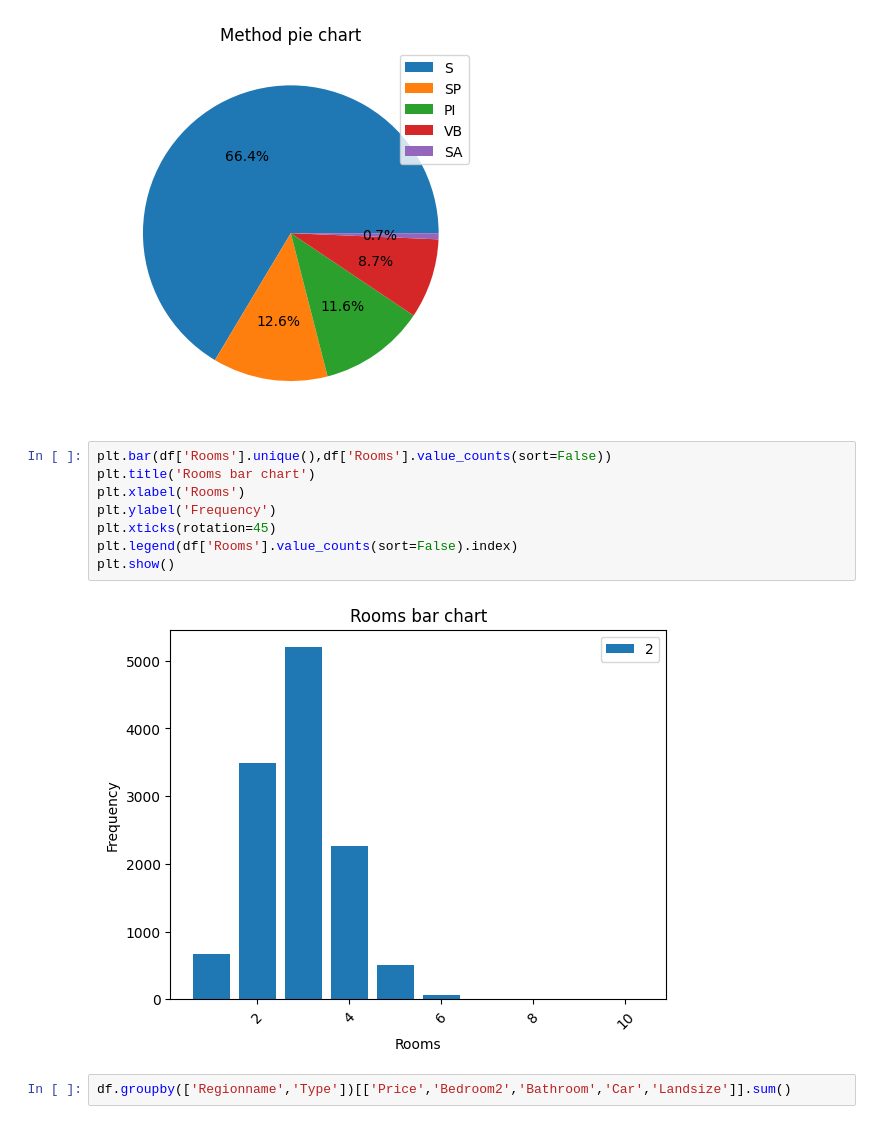
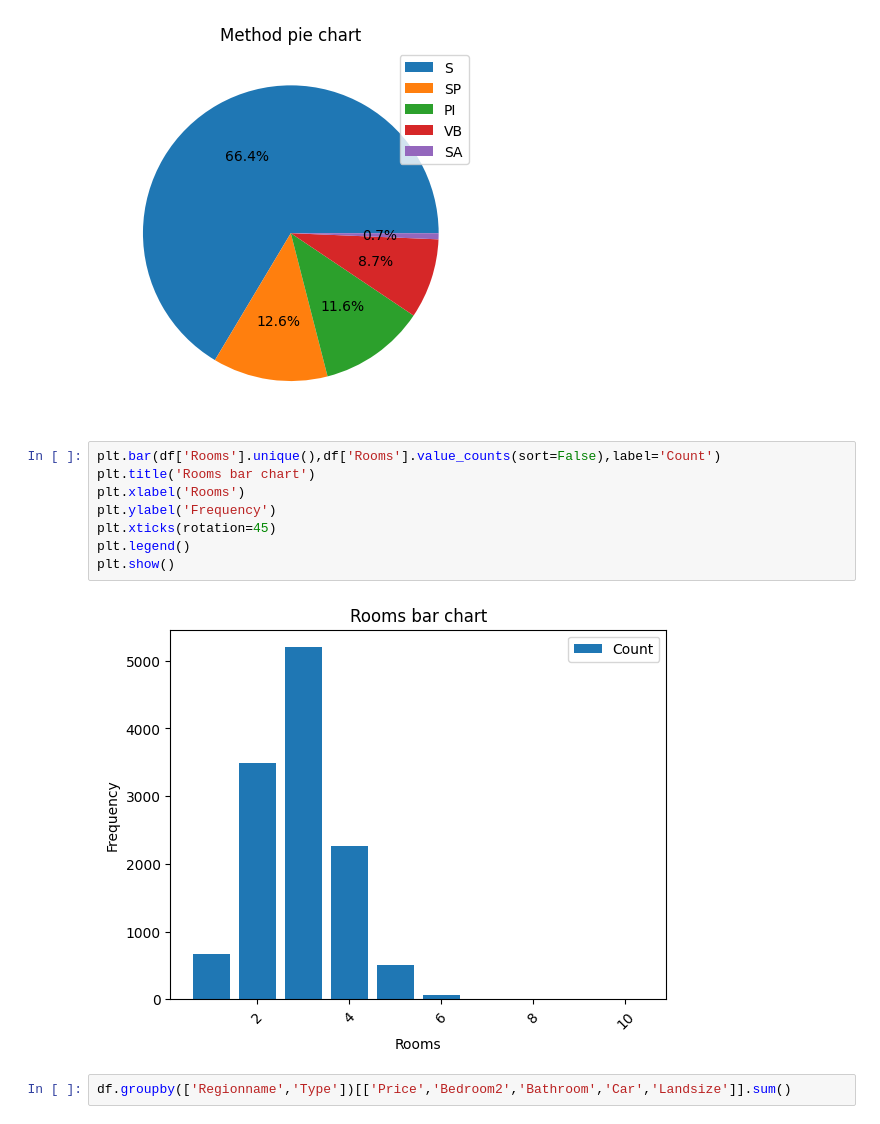
Before and after one commit to wutpppppppppppppppppp/code, a Jupyter notebook: exam1/exam1.ipynb, the cells around one changed output. Cells and saved outputs as stored; diff of their text form.

```diff
--- a/exam1/exam1.ipynb
+++ b/exam1/exam1.ipynb
@@ -204,15 +203,15 @@ plt.show()
 # %% [output]
 [figure]
 # %%
-plt.bar(df['Rooms'].unique(),df['Rooms'].value_counts(sort=False))
+plt.bar(df['Rooms'].unique(),df['Rooms'].value_counts(sort=False),label='Count')
 plt.title('Rooms bar chart')
 plt.xlabel('Rooms')
 plt.ylabel('Frequency')
 plt.xticks(rotation=45)
-plt.legend(df['Rooms'].value_counts(sort=False).index)
+plt.legend()
 plt.show()
 # %% [output]
-[figure, old version]
+[figure, new version]
 # %%
 df.groupby(['Regionname','Type'])[['Price','Bedroom2','Bathroom','Car','Landsize']].sum()
 # %% [output]
```
Also changed, not shown: parts of 2 cells of this notebook, 4 other files.
